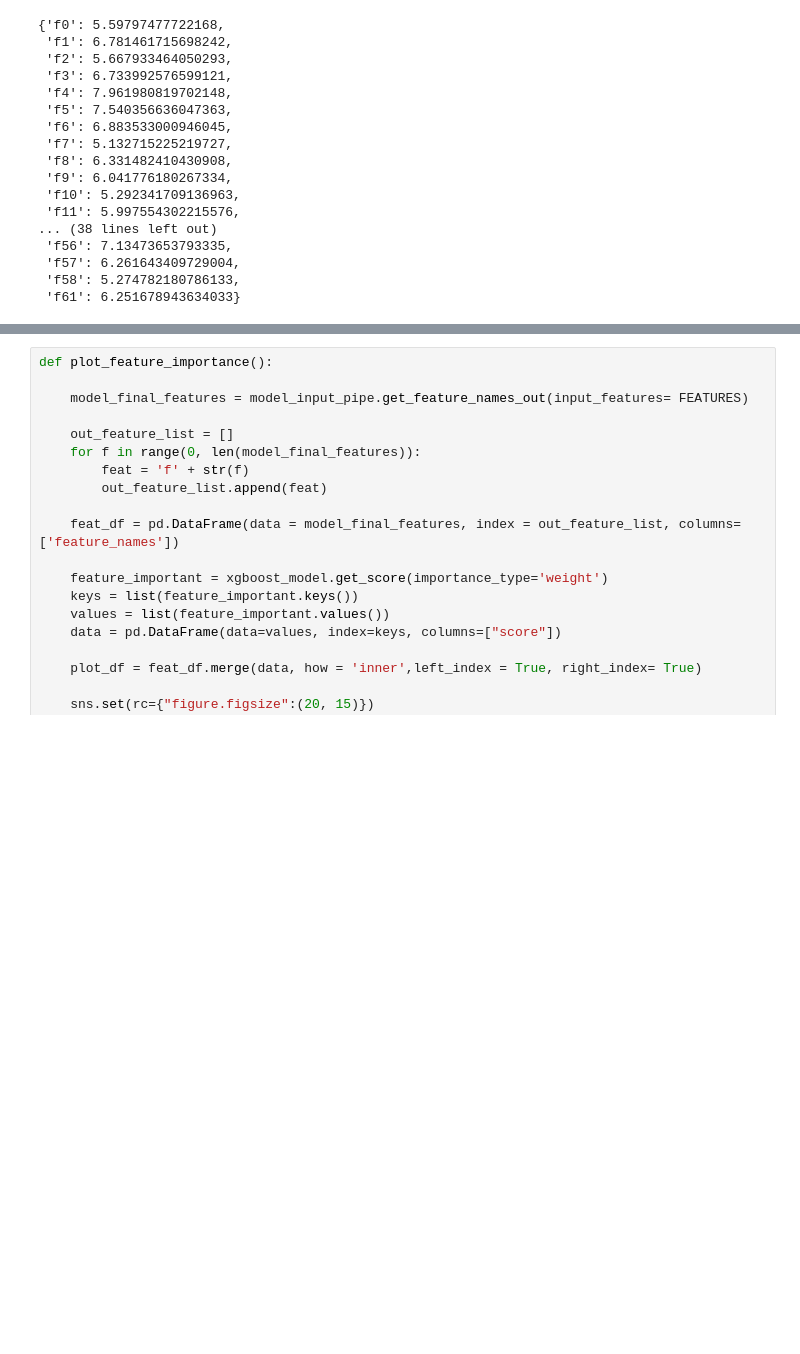
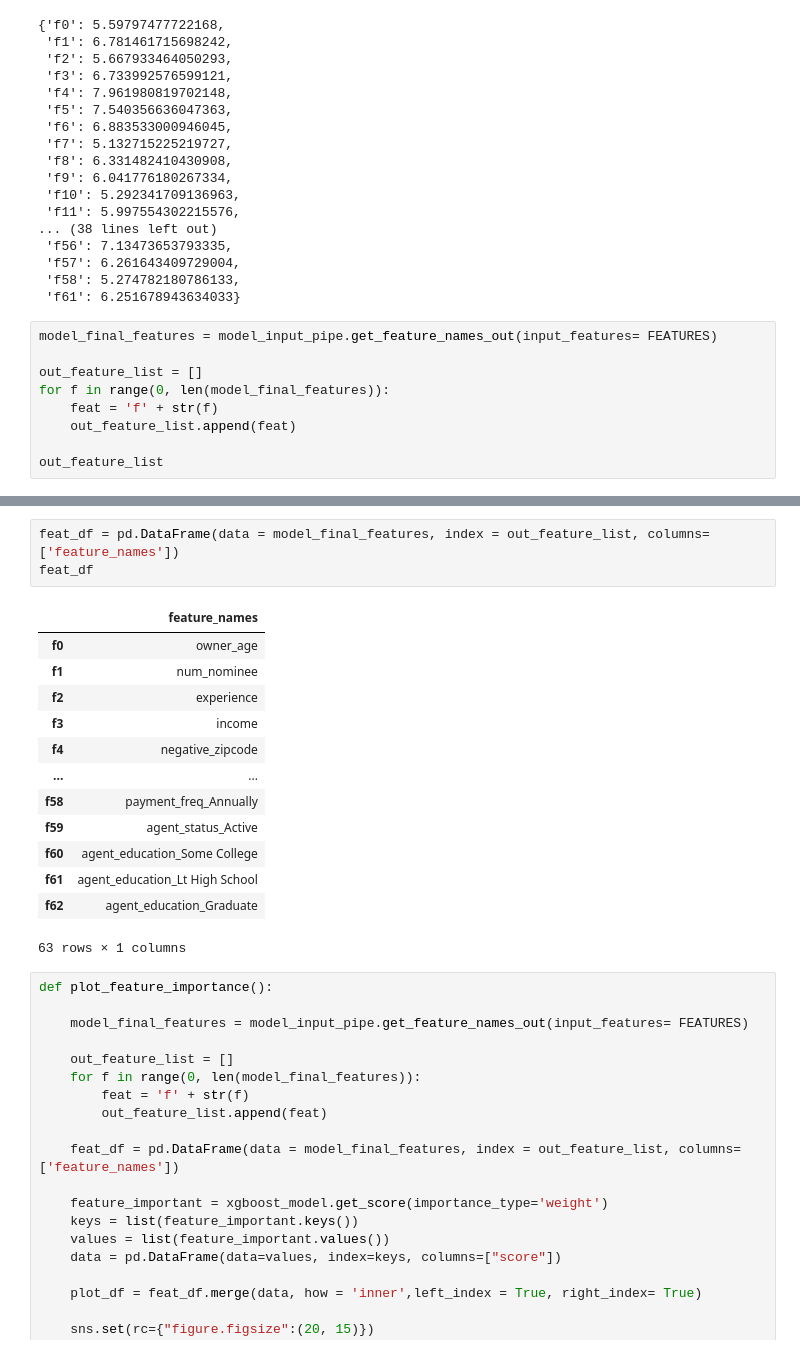
Before and after one commit to tanmoyhalder/life-insurance-persistency, a Jupyter notebook: experiment_tracking_mlflow/3.persistency_3rd_experiment - mlflow + hyperopt + xgboost - new data.ipynb, the cells around one changed output, grey strips where cells are left out. Drawn from its saved outputs; the diff is of its cells as text; blank space fills up the shorter version.

```diff
--- a/experiment_tracking_mlflow/3.persistency_3rd_experiment - mlflow + hyperopt + xgboost - new data.ipynb
+++ b/experiment_tracking_mlflow/3.persistency_3rd_experiment - mlflow + hyperopt + xgboost - new data.ipynb
@@ -527,3 +528,12 @@ xgboost_model.get_score(importance_type= 'gain')
  'f57': 6.261643409729004,
  'f58': 5.274782180786133,
  'f61': 6.251678943634033}
+# %%
+model_final_features = model_input_pipe.get_feature_names_out(input_features= FEATURES)
+
+out_feature_list = []
+for f in range(0, len(model_final_features)):
+    feat = 'f' + str(f)
+    out_feature_list.append(feat)
+
+out_feature_list
@@ -530,3 +558,20 @@ xgboost_model.get_score(importance_type= 'gain')
+# %%
+feat_df = pd.DataFrame(data = model_final_features, index = out_feature_list, columns= ['feature_names'])
+feat_df
+# %% [output]
+|  | feature_names |
+| f0 | owner_age |
+| f1 | num_nominee |
+| f2 | experience |
+| f3 | income |
+| f4 | negative_zipcode |
+| ... | ... |
+| f58 | payment_freq_Annually |
+| f59 | agent_status_Active |
+| f60 | agent_education_Some College |
+| f61 | agent_education_Lt High School |
+| f62 | agent_education_Graduate |
+63 rows × 1 columns
 # %%
 def plot_feature_importance():
 
```
Also changed, not shown: parts of 3 cells of this notebook, 51 other files.
